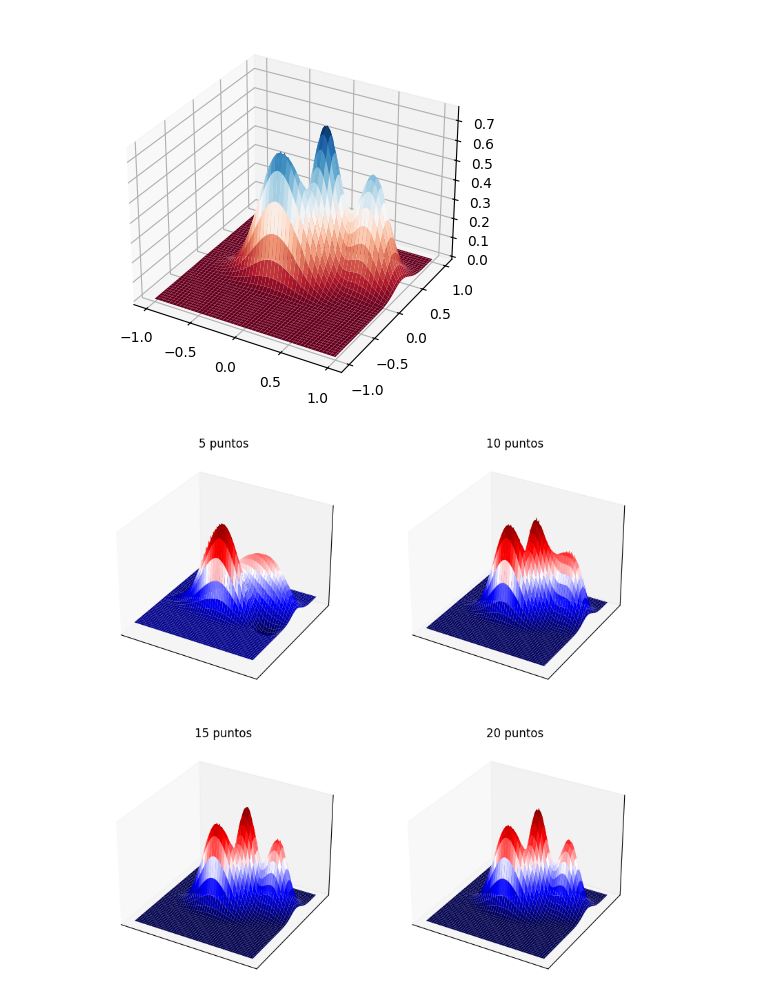
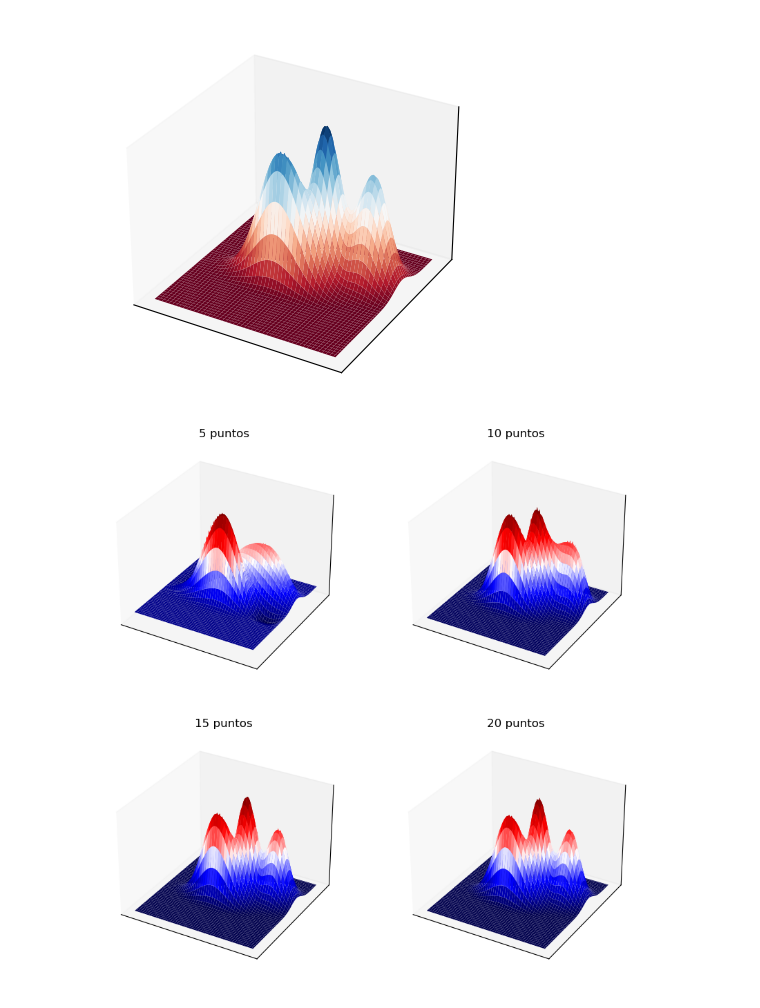
Before and after one commit to hilelmshalom/informe-interpolacion-MNyO-G6-TP1, a Jupyter notebook: ejercicio_1_b.ipynb, the cells around one changed output. Cells and saved outputs as stored; diff of their text form; code cells hidden in the pictures.

```diff
--- a/ejercicio_1_b.ipynb
+++ b/ejercicio_1_b.ipynb
@@ -9,15 +9,20 @@ def función_b(x1, x2):
 # %%
 x1 = np.linspace(-1, 1, 100)
 x2 = np.linspace(-1, 1, 100)
 X1, X2 = np.meshgrid(x1, x2)
 Y = función_b(X1, X2)
 
 fig = plt.figure()
 ax = fig.add_subplot(111, projection='3d')
 ax.plot_surface(X1, X2, Y, cmap='RdBu')
+
+ax.set_xticks([])
+ax.set_yticks([])
+ax.set_zticks([])
+
 plt.show()
 # %% [output]
-[figure, old version]
+[figure, new version]
 # %%
 fig = plt.figure(figsize=(10, 10))
 
```
Also changed, not shown: parts of 1 cell of this notebook, 1 other file.
